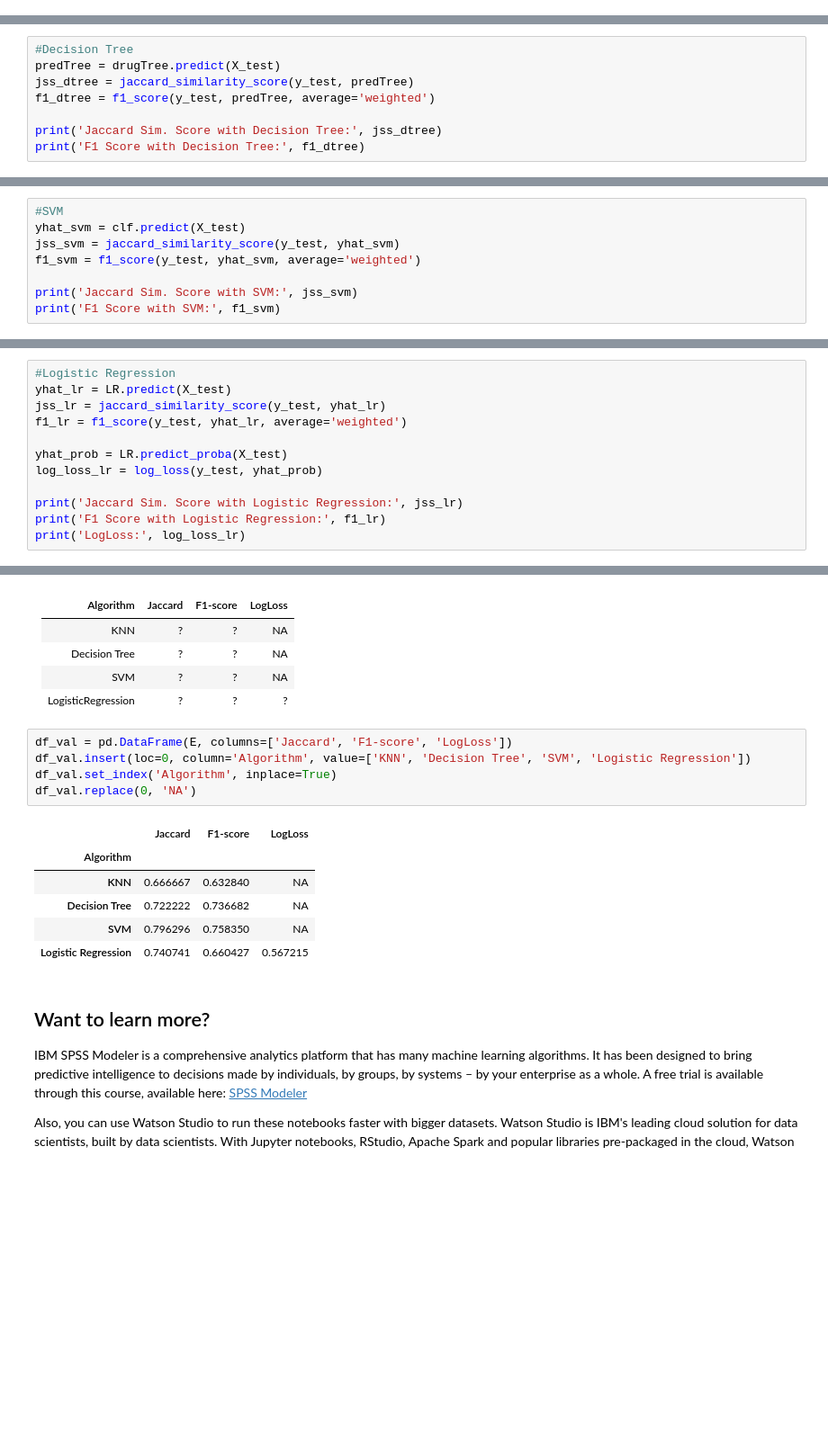
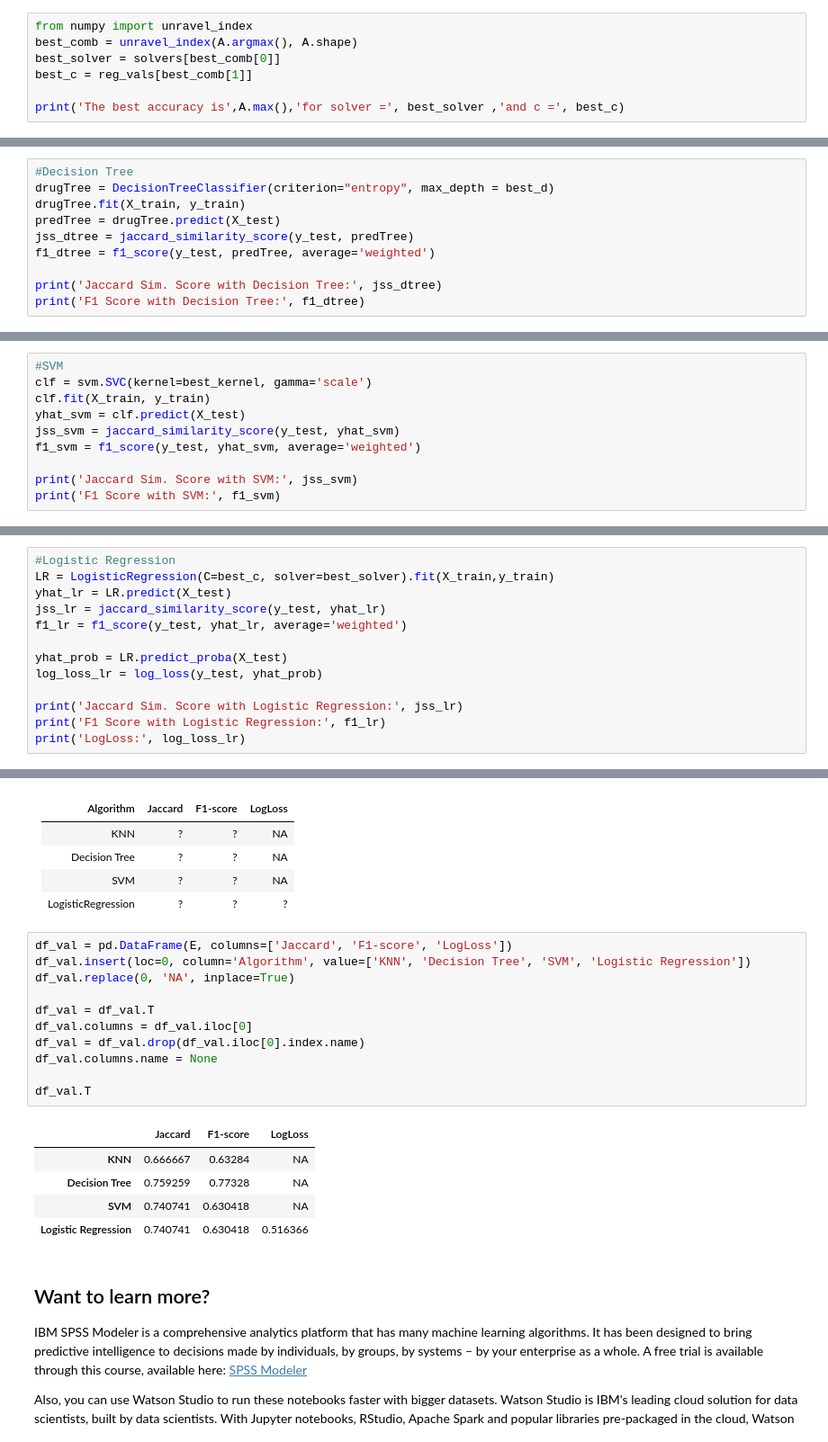
Before and after one commit to NiccoloFalciani/coursera-IBM-course-Assignment-8, a Jupyter notebook: Final Assignment .ipynb, the cells around one changed output, grey strips where cells are left out. Shown at 90% size. Saved outputs shown, nothing was run; the diff lists cells and outputs as text; blank space fills up the shorter version.

```diff
--- a/Final Assignment .ipynb
+++ b/Final Assignment .ipynb
@@ -355,0 +401,7 @@ LR = LogisticRegression(C=0.01, solver='liblinear').fit(X_train,y_train)
+# %%
+from numpy import unravel_index
+best_comb = unravel_index(A.argmax(), A.shape)
+best_solver = solvers[best_comb[0]]
+best_c = reg_vals[best_comb[1]]
+
+print('The best accuracy is',A.max(),'for solver =', best_solver ,'and c =', best_c)
@@ -475,6 +529,8 @@ Jaccard Sim. Score with KNN: 0.6666666666666666
 F1 Score with KNN: 0.6328400281888654
 # %%
 #Decision Tree
+drugTree = DecisionTreeClassifier(criterion="entropy", max_depth = best_d)
+drugTree.fit(X_train, y_train)
 predTree = drugTree.predict(X_test)
 jss_dtree = jaccard_similarity_score(y_test, predTree)
 f1_dtree = f1_score(y_test, predTree, average='weighted')
@@ -487,5 +543,7 @@ F1 Score with Decision Tree: 0.7366818873668188
 # %%
 #SVM
+clf = svm.SVC(kernel=best_kernel, gamma='scale')
+clf.fit(X_train, y_train)
 yhat_svm = clf.predict(X_test)
 jss_svm = jaccard_similarity_score(y_test, yhat_svm)
 f1_svm = f1_score(y_test, yhat_svm, average='weighted')
@@ -498,5 +556,6 @@ F1 Score with SVM: 0.7583503077293734
 # %%
 #Logistic Regression
+LR = LogisticRegression(C=best_c, solver=best_solver).fit(X_train,y_train)
 yhat_lr = LR.predict(X_test)
 jss_lr = jaccard_similarity_score(y_test, yhat_lr)
 f1_lr = f1_score(y_test, yhat_lr, average='weighted')
@@ -548,15 +600,20 @@ array([[0.66666667, 0.63284003, 0.        ],
 # %%
 df_val = pd.DataFrame(E, columns=['Jaccard', 'F1-score', 'LogLoss'])
 df_val.insert(loc=0, column='Algorithm', value=['KNN', 'Decision Tree', 'SVM', 'Logistic Regression'])
-df_val.set_index('Algorithm', inplace=True)
-df_val.replace(0, 'NA')
+df_val.replace(0, 'NA', inplace=True)
+
+df_val = df_val.T
+df_val.columns = df_val.iloc[0]
+df_val = df_val.drop(df_val.iloc[0].index.name)
+df_val.columns.name = None
+
+df_val.T
 # %% [output]
 |  | Jaccard | F1-score | LogLoss |
-| Algorithm |  |  |  |
-| KNN | 0.666667 | 0.632840 | NA |
-| Decision Tree | 0.722222 | 0.736682 | NA |
-| SVM | 0.796296 | 0.758350 | NA |
-| Logistic Regression | 0.740741 | 0.660427 | 0.567215 |
+| KNN | 0.666667 | 0.63284 | NA |
+| Decision Tree | 0.759259 | 0.77328 | NA |
+| SVM | 0.740741 | 0.630418 | NA |
+| Logistic Regression | 0.740741 | 0.630418 | 0.516366 |
 # %% [markdown]
 <h2>Want to learn more?</h2>
 
```
Also changed, not shown: parts of 16 cells of this notebook.
